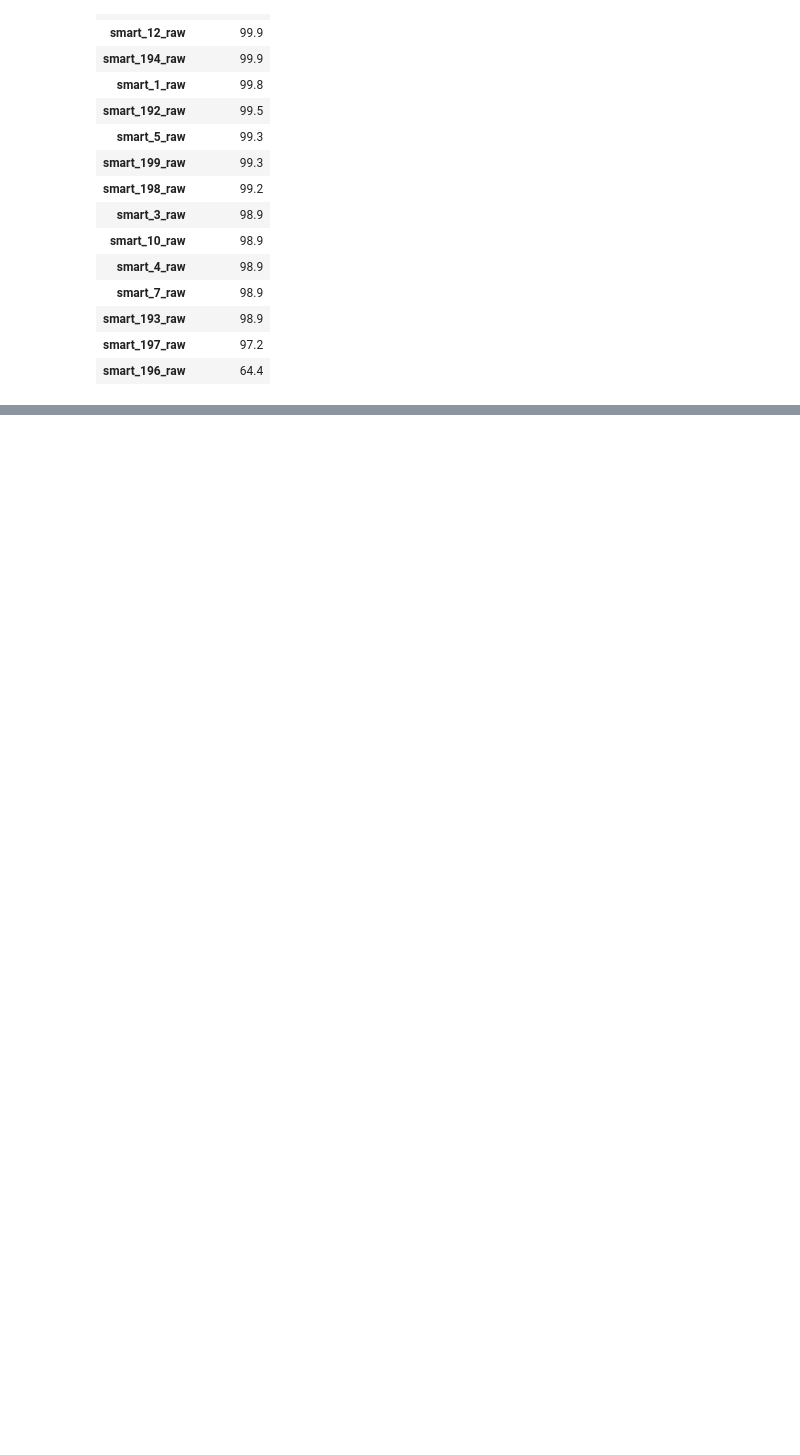
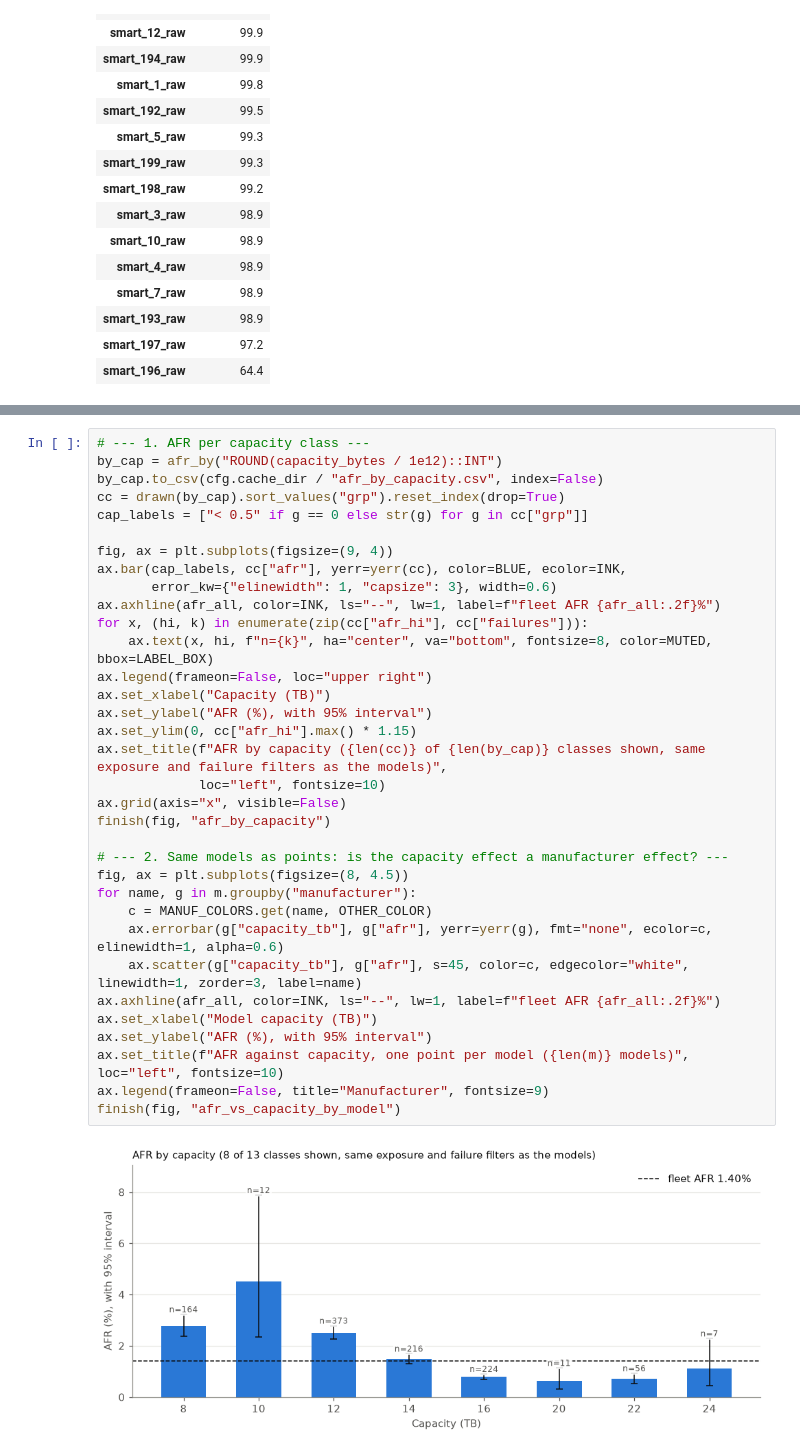
Before and after one commit to tarteeg/disk-failure-analysis, a Jupyter notebook: notebooks/eda_q1_2025.ipynb, the cells around one changed output, grey strips where cells are left out. Drawn from its saved outputs; the diff is of its cells as text; blank space fills up the shorter version.

```diff
--- a/notebooks/eda_q1_2025.ipynb
+++ b/notebooks/eda_q1_2025.ipynb
@@ -497,0 +663,36 @@ Top 15 attributes by overall coverage
+# %%
+# --- 1. AFR per capacity class ---
+by_cap = afr_by("ROUND(capacity_bytes / 1e12)::INT")
+by_cap.to_csv(cfg.cache_dir / "afr_by_capacity.csv", index=False)
+cc = drawn(by_cap).sort_values("grp").reset_index(drop=True)
+cap_labels = ["< 0.5" if g == 0 else str(g) for g in cc["grp"]]
+
+fig, ax = plt.subplots(figsize=(9, 4))
+ax.bar(cap_labels, cc["afr"], yerr=yerr(cc), color=BLUE, ecolor=INK,
+       error_kw={"elinewidth": 1, "capsize": 3}, width=0.6)
+ax.axhline(afr_all, color=INK, ls="--", lw=1, label=f"fleet AFR {afr_all:.2f}%")
+for x, (hi, k) in enumerate(zip(cc["afr_hi"], cc["failures"])):
+    ax.text(x, hi, f"n={k}", ha="center", va="bottom", fontsize=8, color=MUTED, bbox=LABEL_BOX)
+ax.legend(frameon=False, loc="upper right")
+ax.set_xlabel("Capacity (TB)")
+ax.set_ylabel("AFR (%), with 95% interval")
+ax.set_ylim(0, cc["afr_hi"].max() * 1.15)
+ax.set_title(f"AFR by capacity ({len(cc)} of {len(by_cap)} classes shown, same exposure and failure filters as the models)",
+             loc="left", fontsize=10)
+ax.grid(axis="x", visible=False)
+finish(fig, "afr_by_capacity")
+
+# --- 2. Same models as points: is the capacity effect a manufacturer effect? ---
+fig, ax = plt.subplots(figsize=(8, 4.5))
+for name, g in m.groupby("manufacturer"):
+    c = MANUF_COLORS.get(name, OTHER_COLOR)
+    ax.errorbar(g["capacity_tb"], g["afr"], yerr=yerr(g), fmt="none", ecolor=c, elinewidth=1, alpha=0.6)
+    ax.scatter(g["capacity_tb"], g["afr"], s=45, color=c, edgecolor="white", linewidth=1, zorder=3, label=name)
+ax.axhline(afr_all, color=INK, ls="--", lw=1, label=f"fleet AFR {afr_all:.2f}%")
+ax.set_xlabel("Model capacity (TB)")
+ax.set_ylabel("AFR (%), with 95% interval")
+ax.set_title(f"AFR against capacity, one point per model ({len(m)} models)", loc="left", fontsize=10)
+ax.legend(frameon=False, title="Manufacturer", fontsize=9)
+finish(fig, "afr_vs_capacity_by_model")
+# %% [output]
+[figure, added]
```
Also changed, not shown: parts of 14 cells of this notebook, 7 other files.
